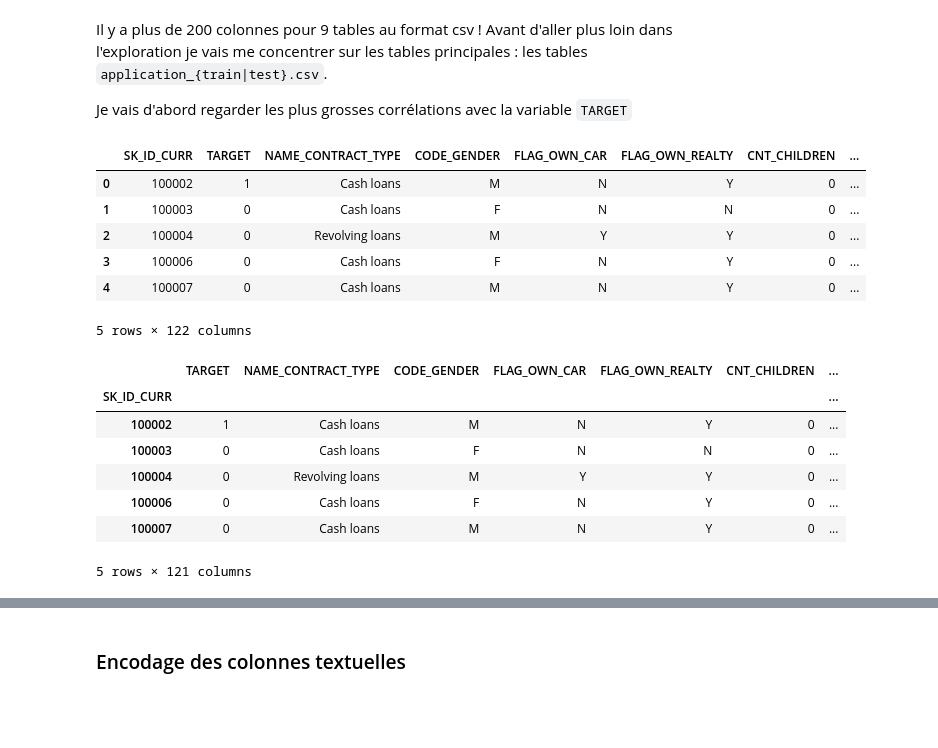
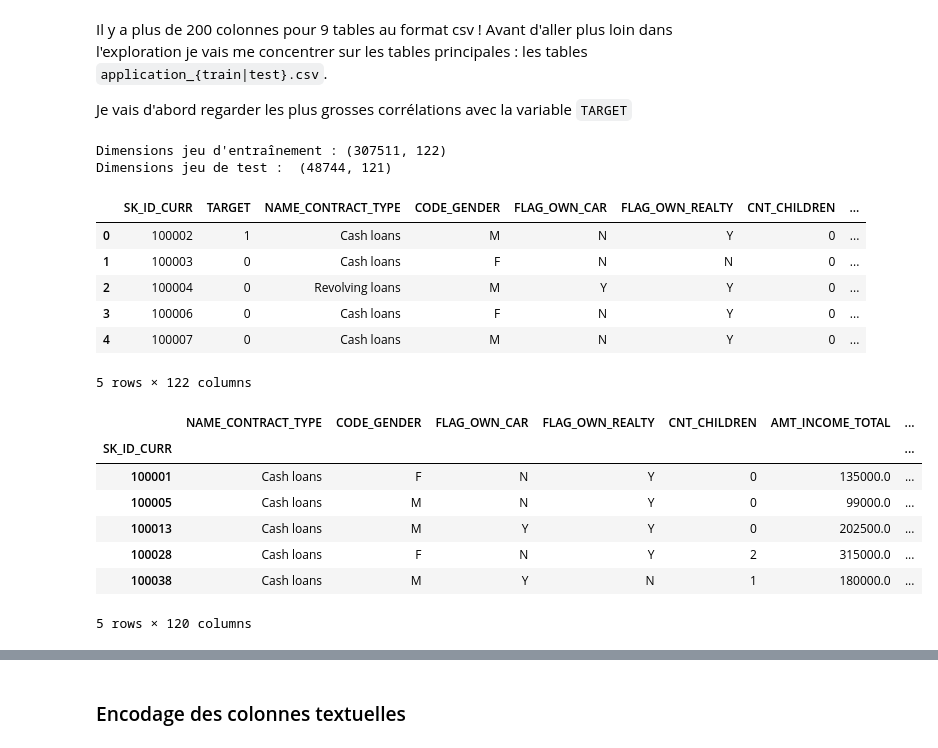
Before and after one commit to gitadum/credit_risk_rating, a Jupyter notebook: 00_notebooks/01_Exploration.ipynb, the cells around one changed output, grey strips where cells are left out. Cells and saved outputs as stored; diff of their text form; code cells hidden in the pictures; blank space fills up the shorter version.

```diff
--- a/00_notebooks/01_Exploration.ipynb
+++ b/00_notebooks/01_Exploration.ipynb
@@ -58,34 +58,38 @@ Avant d'aller plus loin dans l'exploration je vais me concentrer sur les tables
 
 Je vais d'abord regarder les plus grosses corrélations avec la variable `TARGET`
 # %%
-app_train = pd.read_csv('../02_data/application_train.csv')
-app_test = pd.read_csv('../02_data/application_test.csv')
-app_train.head()
+train = pd.read_csv('../02_data/application_train.csv')
+test = pd.read_csv('../02_data/application_test.csv')
+print('Dimensions jeu d\'entraînement :', train.shape)
+print('Dimensions jeu de test : ', test.shape)
+train.head()
 # %% [output]
+Dimensions jeu d'entraînement : (307511, 122)
+Dimensions jeu de test :  (48744, 121)
 |  | SK_ID_CURR | TARGET | NAME_CONTRACT_TYPE | CODE_GENDER | FLAG_OWN_CAR | FLAG_OWN_REALTY | CNT_CHILDREN | ... |
 | 0 | 100002 | 1 | Cash loans | M | N | Y | 0 | ... |
 | 1 | 100003 | 0 | Cash loans | F | N | N | 0 | ... |
 | 2 | 100004 | 0 | Revolving loans | M | Y | Y | 0 | ... |
 | 3 | 100006 | 0 | Cash loans | F | N | Y | 0 | ... |
 | 4 | 100007 | 0 | Cash loans | M | N | Y | 0 | ... |
-5 rows × 122 columns
+5 rows × 122 columns
 # %%
-assert len(app_train.SK_ID_CURR.unique()) == app_train.shape[0]
-assert len(app_test.SK_ID_CURR.unique()) == app_test.shape[0]
+assert len(train.SK_ID_CURR.unique()) == train.shape[0]
+assert len(test.SK_ID_CURR.unique()) == test.shape[0]
 
-app_train.set_index('SK_ID_CURR', inplace=True)
-app_test.set_index('SK_ID_CURR', inplace=True)
+train.set_index('SK_ID_CURR', inplace=True)
+test.set_index('SK_ID_CURR', inplace=True)
 
-app_train.head()
+test.head()
 # %% [output]
-|  | TARGET | NAME_CONTRACT_TYPE | CODE_GENDER | FLAG_OWN_CAR | FLAG_OWN_REALTY | CNT_CHILDREN | ... |
+|  | NAME_CONTRACT_TYPE | CODE_GENDER | FLAG_OWN_CAR | FLAG_OWN_REALTY | CNT_CHILDREN | AMT_INCOME_TOTAL | ... |
 | SK_ID_CURR |  |  |  |  |  |  | ... |
-| 100002 | 1 | Cash loans | M | N | Y | 0 | ... |
-| 100003 | 0 | Cash loans | F | N | N | 0 | ... |
-| 100004 | 0 | Revolving loans | M | Y | Y | 0 | ... |
-| 100006 | 0 | Cash loans | F | N | Y | 0 | ... |
-| 100007 | 0 | Cash loans | M | N | Y | 0 | ... |
+| 100001 | Cash loans | F | N | Y | 0 | 135000.0 | ... |
+| 100005 | Cash loans | M | N | Y | 0 | 99000.0 | ... |
+| 100013 | Cash loans | M | Y | Y | 0 | 202500.0 | ... |
+| 100028 | Cash loans | F | N | Y | 2 | 315000.0 | ... |
+| 100038 | Cash loans | M | Y | N | 1 | 180000.0 | ... |
-5 rows × 121 columns
+5 rows × 120 columns
 # %%
 print('name_col' + '\t' + 'data_type' + '\t' + 'dimensionality' + '\t'
       + 'null_count' + '\t' + 'null_perct' + '\t'+ 'description')
```
Also changed, not shown: parts of 47 cells of this notebook, 1 other file.
